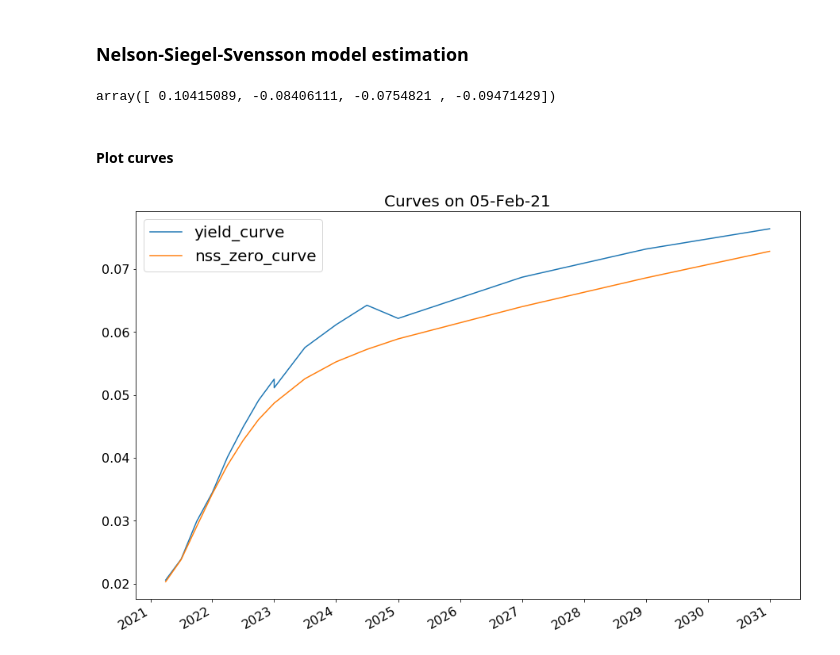
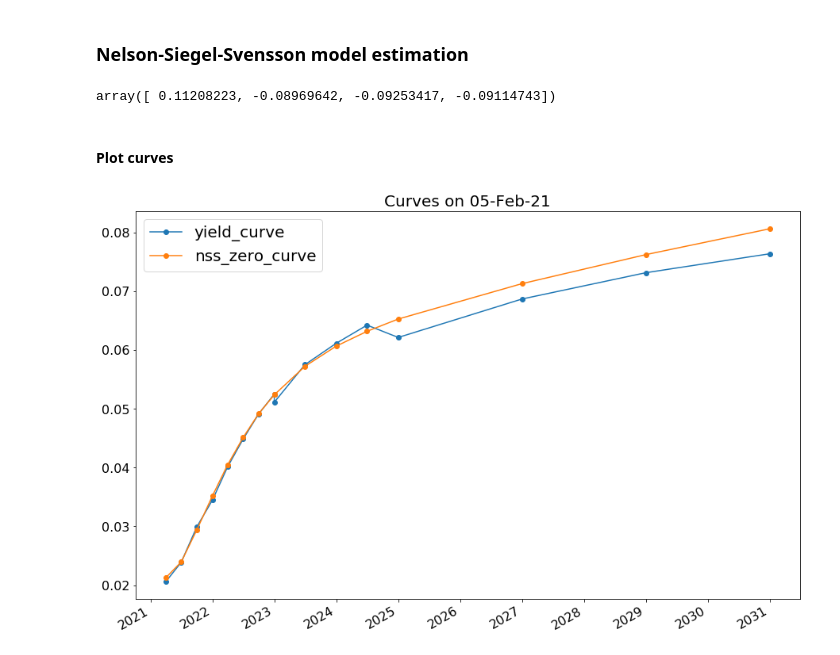
Before and after one commit to Finance-Hub/FinanceHub, a Jupyter notebook: finmath/termstructure/nss_ettj_example.ipynb, the cells around one changed output. Drawn from its saved outputs; the diff is of its cells as text; code cells hidden in the pictures.

```diff
--- a/finmath/termstructure/nss_ettj_example.ipynb
+++ b/finmath/termstructure/nss_ettj_example.ipynb
@@ -46,7 +46,7 @@ ltn_cash_flows = []
 for T, y in zip(ltn_expires, ltn_yields):
         ltn = LTN(expiry=T, rate=y, ref_date=ref_date)
         ltn_prices += [ltn.price]
-        ltn_cash_flows += [ltn.cash_flows.iloc[1:]]
+        ltn_cash_flows += [pd.Series(index=[pd.to_datetime(T)], data=[ltn.principal])]
 # %% [markdown]
 ### NTNFs (coupon paying bonds)
 # %%
@@ -71,7 +71,7 @@ ntnf_cash_flows = []
 for T, y in zip(ntnf_expires, ntnf_yields):
         ntnf = NTNF(expiry=T, rate=y, ref_date=ref_date)
         ntnf_prices += [ntnf.price]
-        ntnf_cash_flows += [ntnf.cash_flows.iloc[1:]]
+        ntnf_cash_flows += [ntnf.cash_flows]
 # %% [markdown]
 ### Nelson-Siegel-Svensson model estimation
 # %%
@@ -81,17 +81,17 @@ all_bond_cash_flows = ltn_cash_flows + ntnf_cash_flows
 nss = NSS(prices=all_bond_prices, cash_flows=all_bond_cash_flows, ref_date=ref_date)
 nss.betas
 # %% [output]
-array([ 0.10415089, -0.08406111, -0.0754821 , -0.09471429])
+array([ 0.11208223, -0.08969642, -0.09253417, -0.09114743])
 # %% [markdown]
 #### Plot curves
 # %%
 curves = pd.DataFrame(index=pd.to_datetime(ltn_expires + ntnf_expires),
                            columns=['yield_curve'],
                            data=ltn_yields + ntnf_yields).sort_index()
 curves['nss_zero_curve'] = [nss.rate_for_ytm(betas=nss.betas, ytm=nss.dc.tf(nss.ref_date, x)) for x in curves.index]
-curves.plot(figsize=(15,10), fontsize=16)
+curves.plot(figsize=(15,10), fontsize=16, marker='o')
 plt.title('Curves on %s' % nss.ref_date.strftime('%d-%b-%y'), fontsize=20)
 plt.legend(fontsize=20)
 plt.show()
 # %% [output]
-[figure, old version]
+[figure, new version]
```
Also changed, not shown: parts of 1 cell of this notebook, 3 other files.
